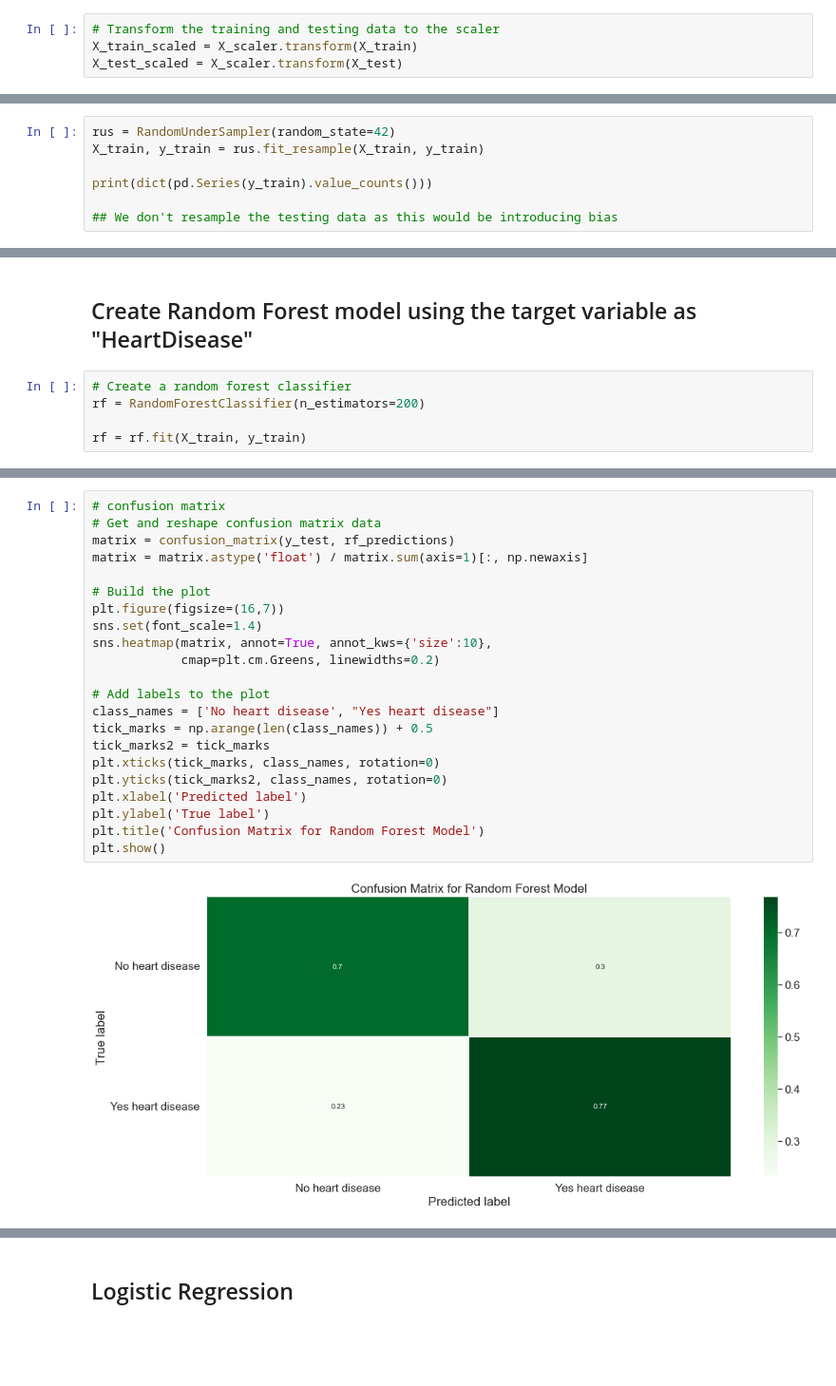
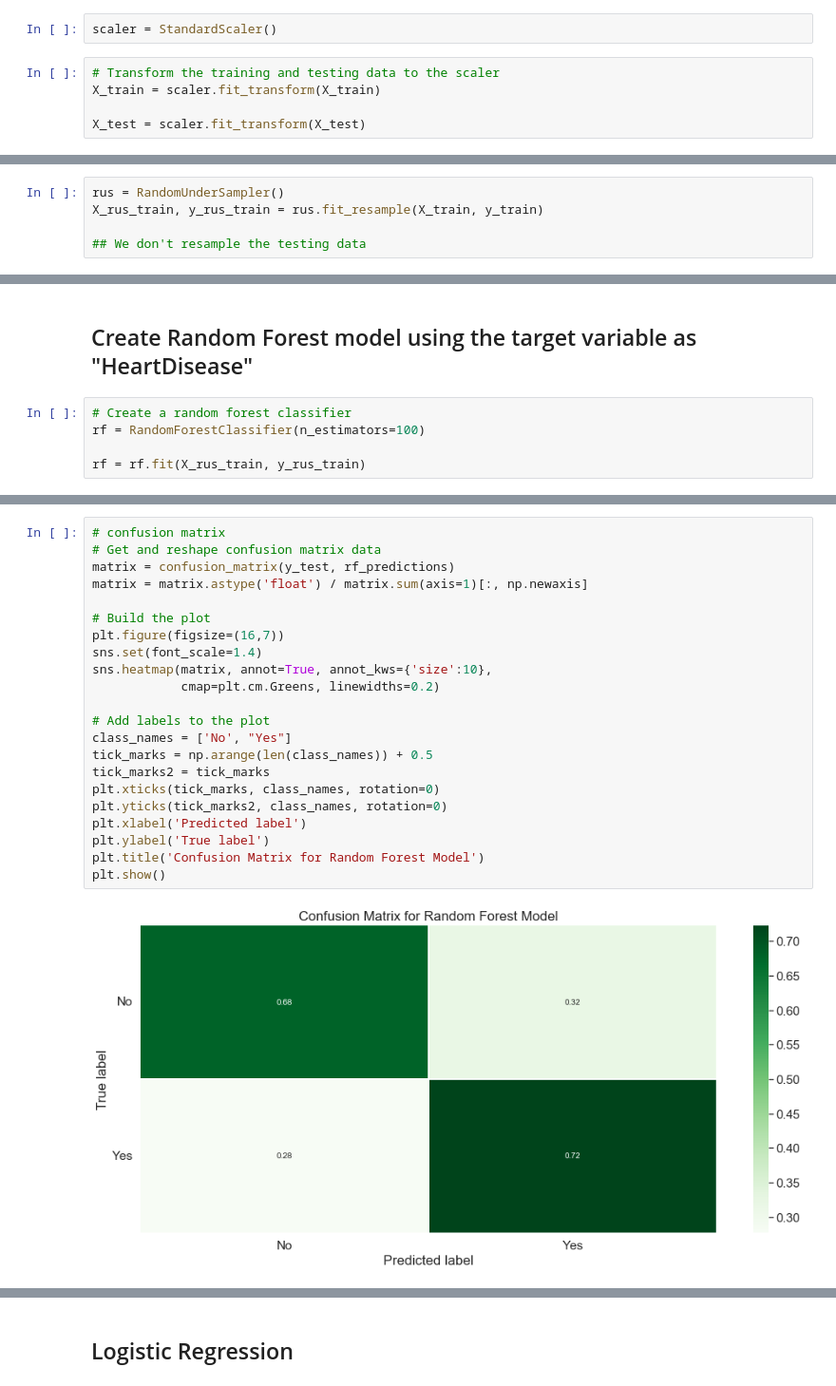
Before and after one commit to weiwen1998/project-4, a Jupyter notebook: machine_learning/heart_disease_predictor.ipynb, the cells around one changed output, grey strips where cells are left out. Shown: that part at 95% size. Drawn from its saved outputs; the diff is of its cells as text; blank space fills up the shorter version.

```diff
--- a/machine_learning/heart_disease_predictor.ipynb
+++ b/machine_learning/heart_disease_predictor.ipynb
@@ -169,7 +243,10 @@ X_scaler = StandardScaler().fit(X_train)
+# %%
+scaler = StandardScaler()
 # %%
 # Transform the training and testing data to the scaler
-X_train_scaled = X_scaler.transform(X_train)
-X_test_scaled = X_scaler.transform(X_test)
+X_train = scaler.fit_transform(X_train)
+
+X_test = scaler.fit_transform(X_test)
 # %% [markdown]
 ## Use Random Undersampling to balance the data between heart disease sample and non heart disease sample
 
@@ -182,9 +259,7 @@ plt.show()
 # %% [output]
 [figure]
 # %%
-rus = RandomUnderSampler(random_state=42)
-X_train, y_train = rus.fit_resample(X_train, y_train)
+rus = RandomUnderSampler()
+X_rus_train, y_rus_train = rus.fit_resample(X_train, y_train)
 
-print(dict(pd.Series(y_train).value_counts()))
-
-## We don't resample the testing data as this would be introducing bias
+## We don't resample the testing data
@@ -194,9 +267,9 @@ print(dict(pd.Series(y_train).value_counts()))
 ## Create Random Forest model using the target variable as "HeartDisease"
 # %%
 # Create a random forest classifier
-rf = RandomForestClassifier(n_estimators=200)
+rf = RandomForestClassifier(n_estimators=100)
 
-rf = rf.fit(X_train, y_train)
+rf = rf.fit(X_rus_train, y_rus_train)
 # %%
 # Create predictions
 rf_predictions = rf.predict(X_test)
@@ -238,24 +307,24 @@ importances.sort_values(by='Gini-importance').plot(kind='bar', rot=90)
 # %%
 # confusion matrix
 # Get and reshape confusion matrix data
 matrix = confusion_matrix(y_test, rf_predictions)
 matrix = matrix.astype('float') / matrix.sum(axis=1)[:, np.newaxis]
 
 # Build the plot
 plt.figure(figsize=(16,7))
 sns.set(font_scale=1.4)
 sns.heatmap(matrix, annot=True, annot_kws={'size':10},
             cmap=plt.cm.Greens, linewidths=0.2)
 
 # Add labels to the plot
-class_names = ['No heart disease', "Yes heart disease"]
+class_names = ['No', "Yes"]
 tick_marks = np.arange(len(class_names)) + 0.5
 tick_marks2 = tick_marks
 plt.xticks(tick_marks, class_names, rotation=0)
 plt.yticks(tick_marks2, class_names, rotation=0)
 plt.xlabel('Predicted label')
 plt.ylabel('True label')
 plt.title('Confusion Matrix for Random Forest Model')
 plt.show()
 # %% [output]
-[figure, old version]
+[figure, new version]
```
Also changed, not shown: parts of 34 cells of this notebook, 3 other files.
